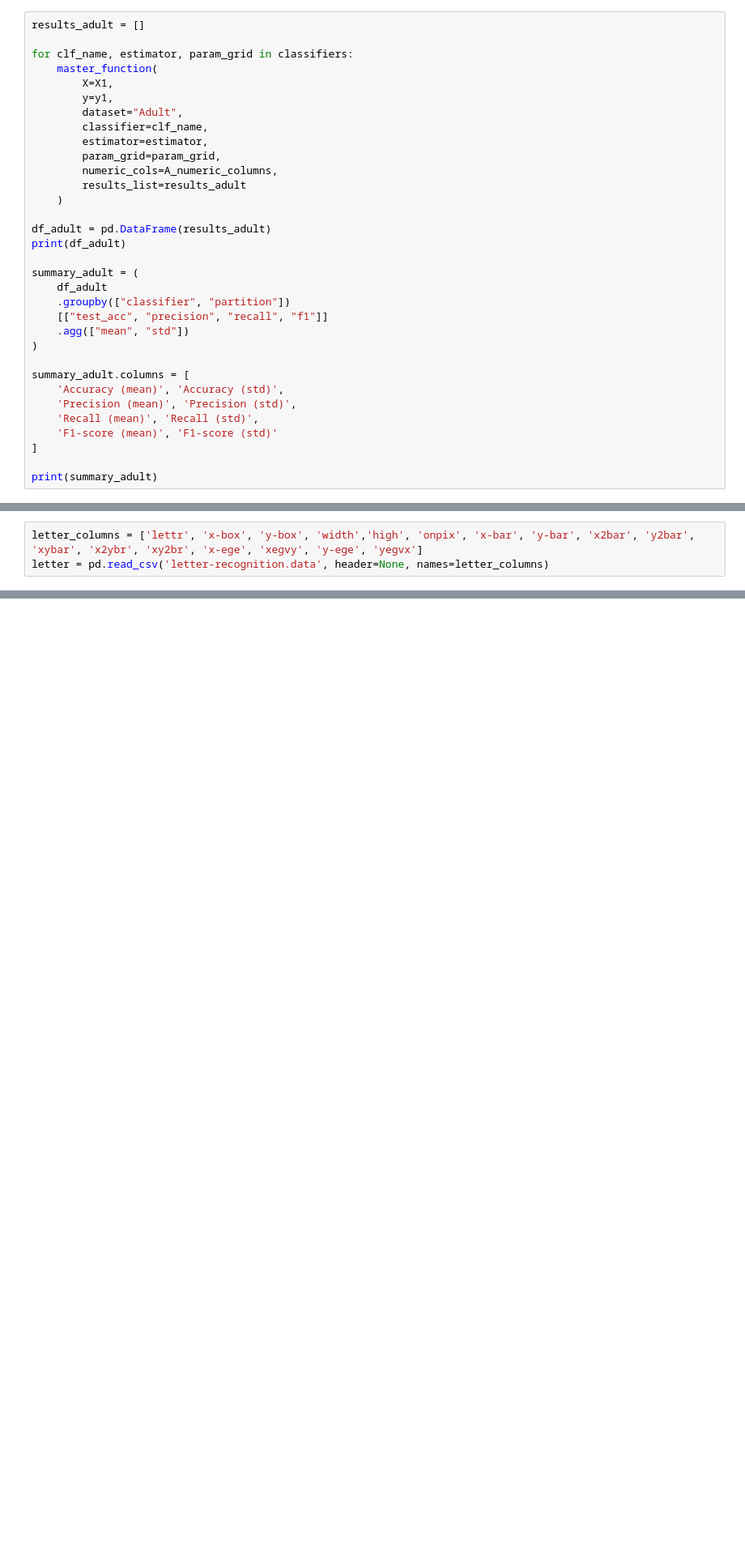
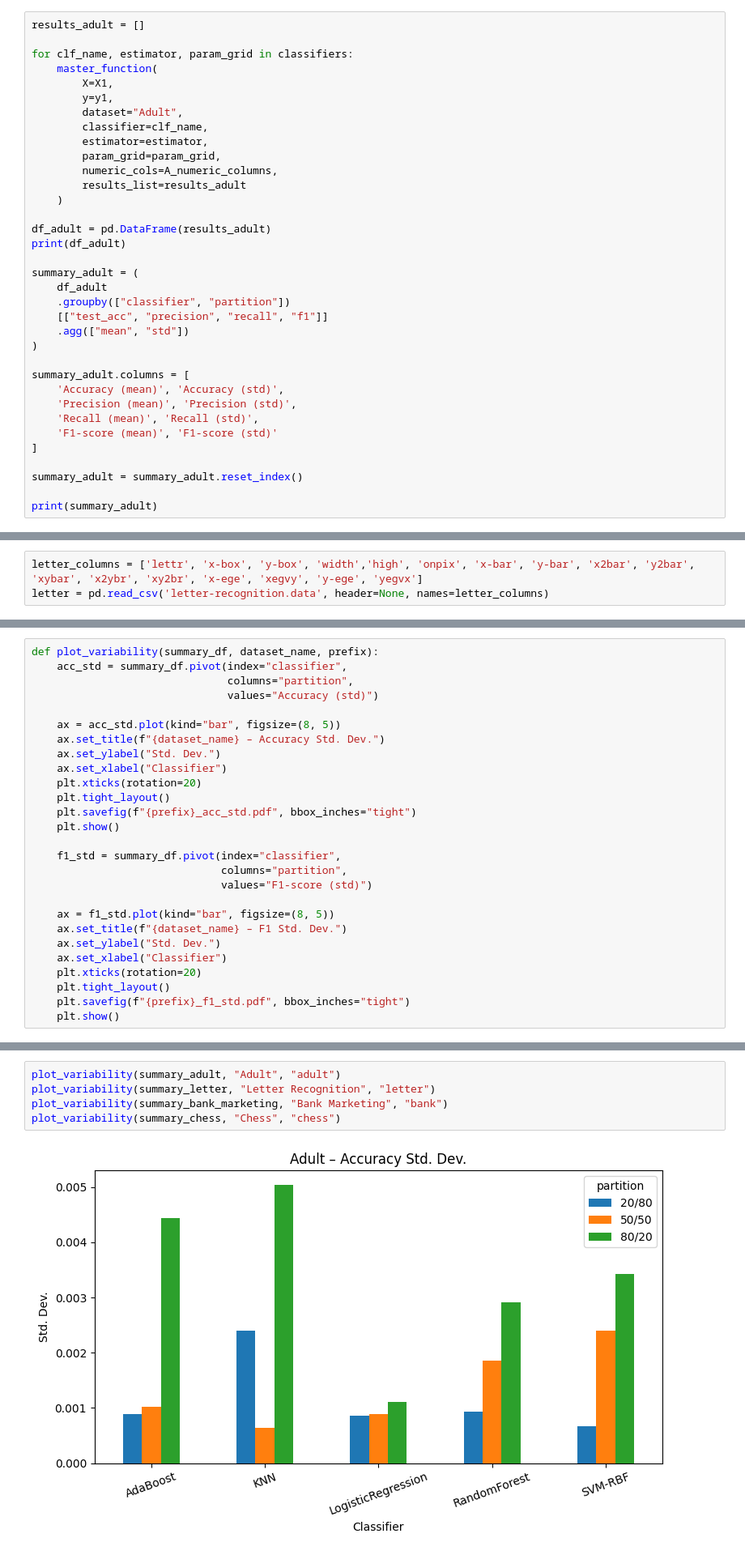
Before and after one commit to AnthonyAbumanneh/ML-model-comparison-study, a Jupyter notebook: MLCCPA.ipynb, the cells around one changed output, grey strips where cells are left out. Shown at 81% size. Saved outputs shown, nothing was run; the diff lists cells and outputs as text; blank space fills up the shorter version.

```diff
--- a/MLCCPA.ipynb
+++ b/MLCCPA.ipynb
@@ -205,6 +219,8 @@ summary_adult.columns = [
     'F1-score (mean)', 'F1-score (std)'
 ]
 
+summary_adult = summary_adult.reset_index()
+
 print(summary_adult)
 # %% [output]
    dataset partition  trial  train_size  test_size          classifier  \
@@ -447,0 +689,27 @@ print(summary_Heart_disease)
+# %%
+def plot_variability(summary_df, dataset_name, prefix):
+    acc_std = summary_df.pivot(index="classifier",
+                               columns="partition",
+                               values="Accuracy (std)")
+
+    ax = acc_std.plot(kind="bar", figsize=(8, 5))
+    ax.set_title(f"{dataset_name} – Accuracy Std. Dev.")
+    ax.set_ylabel("Std. Dev.")
+    ax.set_xlabel("Classifier")
+    plt.xticks(rotation=20)
+    plt.tight_layout()
+    plt.savefig(f"{prefix}_acc_std.pdf", bbox_inches="tight")
+    plt.show()
+
+    f1_std = summary_df.pivot(index="classifier",
+                              columns="partition",
+                              values="F1-score (std)")
+
+    ax = f1_std.plot(kind="bar", figsize=(8, 5))
+    ax.set_title(f"{dataset_name} – F1 Std. Dev.")
+    ax.set_ylabel("Std. Dev.")
+    ax.set_xlabel("Classifier")
+    plt.xticks(rotation=20)
+    plt.tight_layout()
+    plt.savefig(f"{prefix}_f1_std.pdf", bbox_inches="tight")
+    plt.show()
@@ -447,0 +755,7 @@ print(summary_Heart_disease)
+# %%
+plot_variability(summary_adult, "Adult", "adult")
+plot_variability(summary_letter, "Letter Recognition", "letter")
+plot_variability(summary_bank_marketing, "Bank Marketing", "bank")
+plot_variability(summary_chess, "Chess", "chess")
+# %% [output]
+[figure, added]
```
Also changed, not shown: parts of 54 cells of this notebook.
